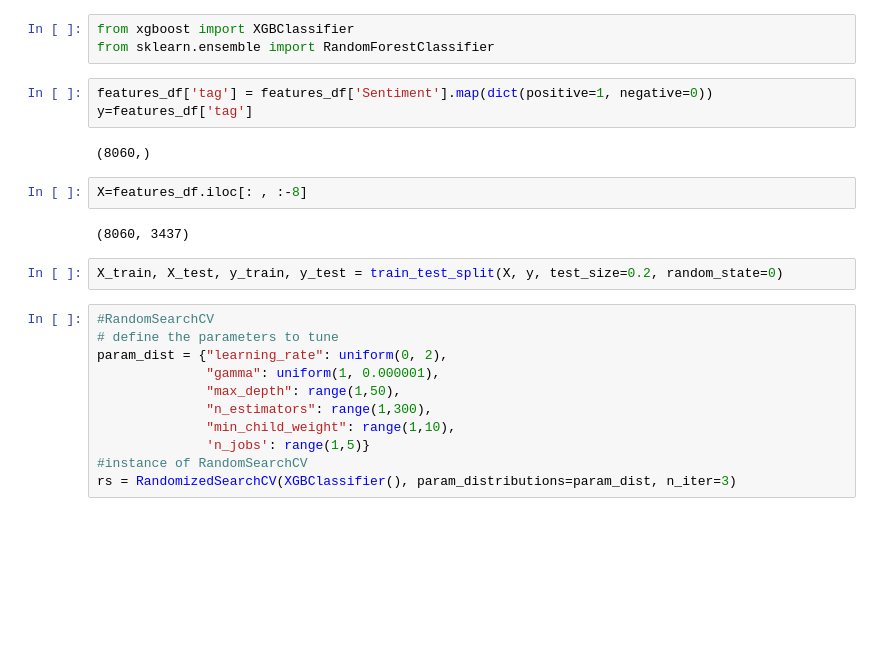
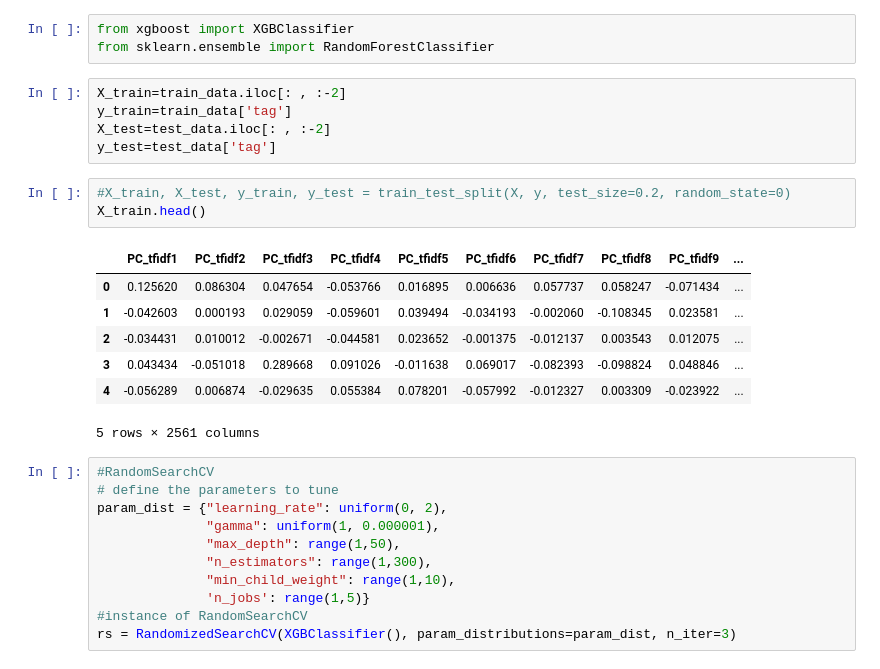
Before and after one commit to nivii26/DSA4263-Voice-of-Customer-VOC-analysis, a Jupyter notebook: src/sentiment-analysis/Sentiment-Xingyu.ipynb, the cells around one changed output. Drawn from its saved outputs; the diff is of its cells as text; blank space fills up the shorter version.

```diff
--- a/src/sentiment-analysis/Sentiment-Xingyu.ipynb
+++ b/src/sentiment-analysis/Sentiment-Xingyu.ipynb
@@ -183,16 +214,21 @@ features_df.head()
 from xgboost import XGBClassifier
 from sklearn.ensemble import RandomForestClassifier
 # %%
-features_df['tag'] = features_df['Sentiment'].map(dict(positive=1, negative=0))
-y=features_df['tag']
+X_train=train_data.iloc[: , :-2]
+y_train=train_data['tag']
+X_test=test_data.iloc[: , :-2]
+y_test=test_data['tag']
-# %% [output]
-(8060,)
-# %%
-X=features_df.iloc[: , :-8]
-# %% [output]
-(8060, 3437)
 # %%
-X_train, X_test, y_train, y_test = train_test_split(X, y, test_size=0.2, random_state=0)
+#X_train, X_test, y_train, y_test = train_test_split(X, y, test_size=0.2, random_state=0)
+X_train.head()
+# %% [output]
+|  | PC_tfidf1 | PC_tfidf2 | PC_tfidf3 | PC_tfidf4 | PC_tfidf5 | PC_tfidf6 | PC_tfidf7 | PC_tfidf8 | PC_tfidf9 | ... |
+| 0 | 0.125620 | 0.086304 | 0.047654 | -0.053766 | 0.016895 | 0.006636 | 0.057737 | 0.058247 | -0.071434 | ... |
+| 1 | -0.042603 | 0.000193 | 0.029059 | -0.059601 | 0.039494 | -0.034193 | -0.002060 | -0.108345 | 0.023581 | ... |
+| 2 | -0.034431 | 0.010012 | -0.002671 | -0.044581 | 0.023652 | -0.001375 | -0.012137 | 0.003543 | 0.012075 | ... |
+| 3 | 0.043434 | -0.051018 | 0.289668 | 0.091026 | -0.011638 | 0.069017 | -0.082393 | -0.098824 | 0.048846 | ... |
+| 4 | -0.056289 | 0.006874 | -0.029635 | 0.055384 | 0.078201 | -0.057992 | -0.012327 | 0.003309 | -0.023922 | ... |
+5 rows × 2561 columns
 # %%
 #RandomSearchCV
 # define the parameters to tune
```
Also changed, not shown: parts of 8 cells of this notebook.
